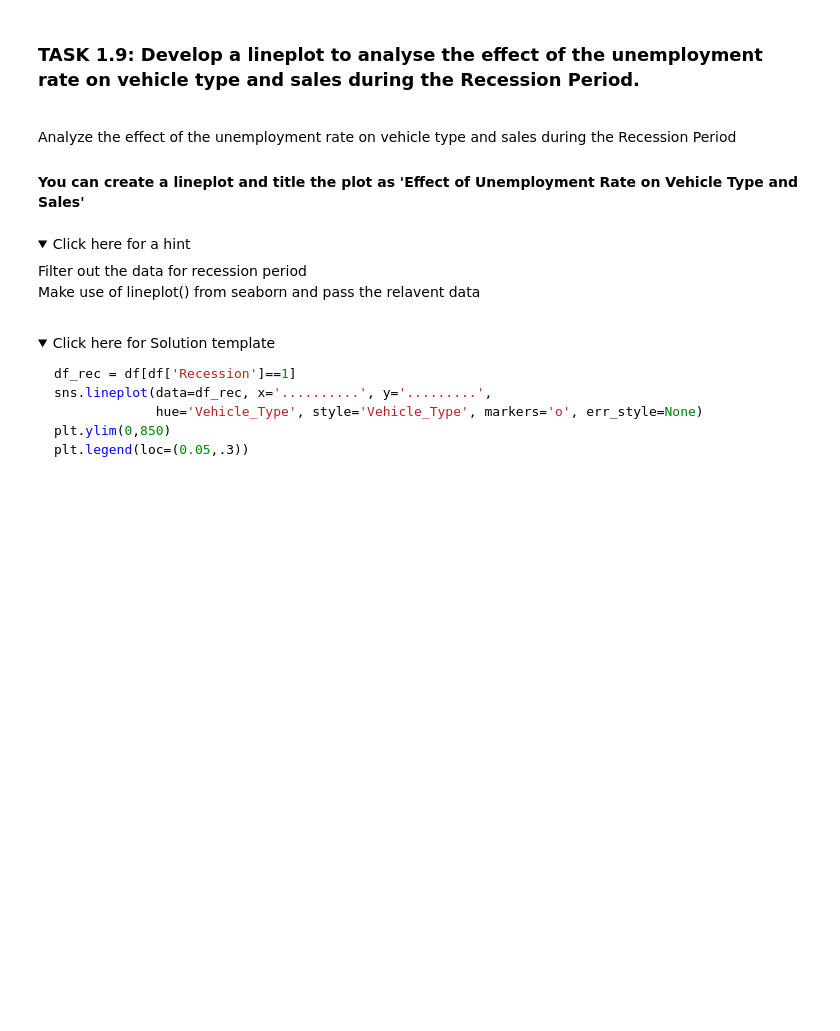
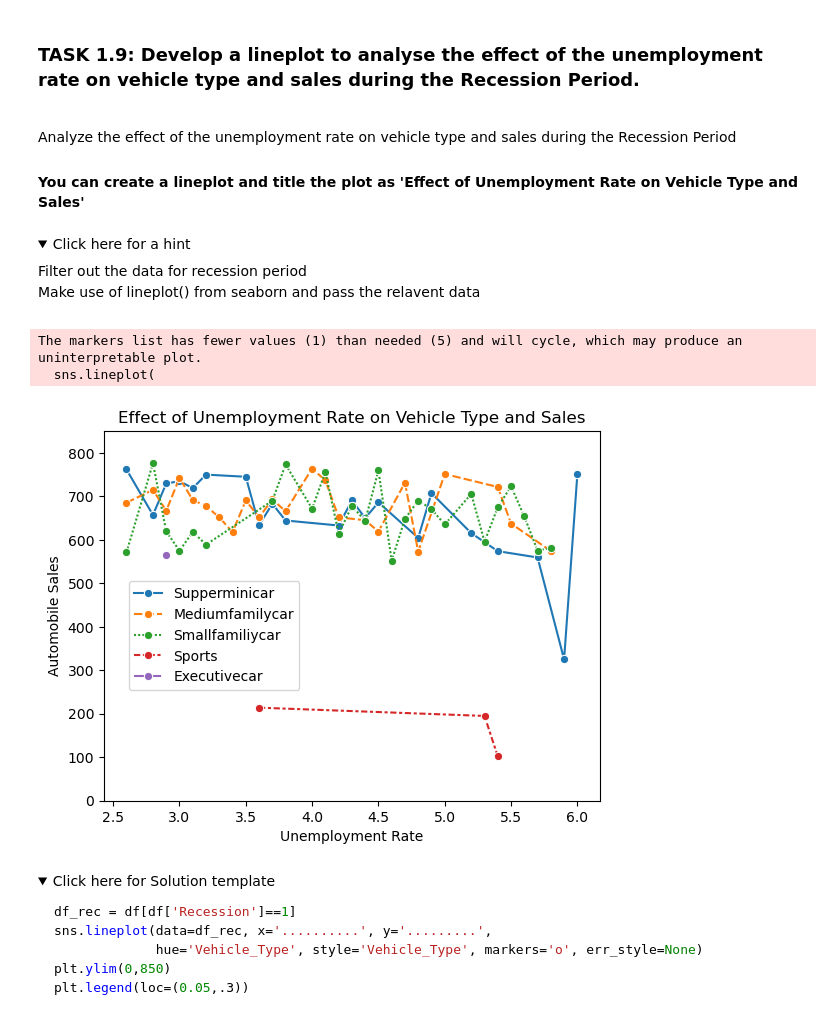
Before and after one commit to fps1001/Data-Visualization-with-Python, a Jupyter notebook: M4 - Dashboards/DV0101EN-Final-Assign-Part1.ipynb, the cells around one changed output. Drawn from its saved outputs; the diff is of its cells as text; code cells hidden in the pictures; folded sections open; blank space fills up the shorter version.

```diff
--- a/M4 - Dashboards/DV0101EN-Final-Assign-Part1.ipynb
+++ b/M4 - Dashboards/DV0101EN-Final-Assign-Part1.ipynb
@@ -974,6 +1032,32 @@ Save this plot as "Pie_2.png"</span><br>
     Filter out the data for recession period<br>
      Make use of lineplot() from seaborn and pass the relavent data</p>
 </details>
+# %%
+# Filter out the data for recession period
+df_rec = df[df['Recession'] == 1]
+
+# Line plot to analyze the effect of unemployment rate on vehicle type and sales
+sns.lineplot(
+    data=df_rec,
+    x='unemployment_rate',
+    y='Automobile_Sales',
+    hue='Vehicle_Type',
+    style='Vehicle_Type',
+    markers='o',
+    err_style=None
+)
+
+plt.ylim(0, 850)
+plt.legend(loc=(0.05, 0.3))
+plt.title('Effect of Unemployment Rate on Vehicle Type and Sales')
+plt.xlabel('Unemployment Rate')
+plt.ylabel('Automobile Sales')
+
+plt.show()
+# %% [output]
+The markers list has fewer values (1) than needed (5) and will cycle, which may produce an uninterpretable plot.
+  sns.lineplot(
+[figure, added]
 # %% [markdown]
 <details>
     <summary>Click here for Solution template</summary>
```
Also changed, not shown: parts of 8 cells of this notebook, 5 other files.
